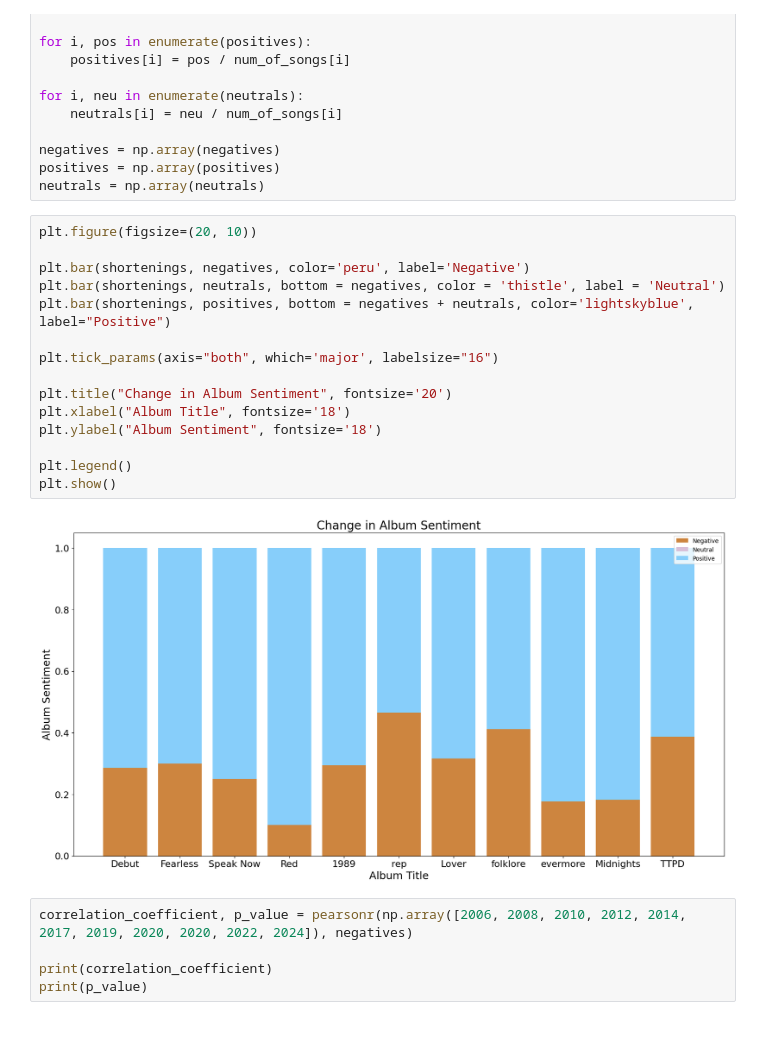
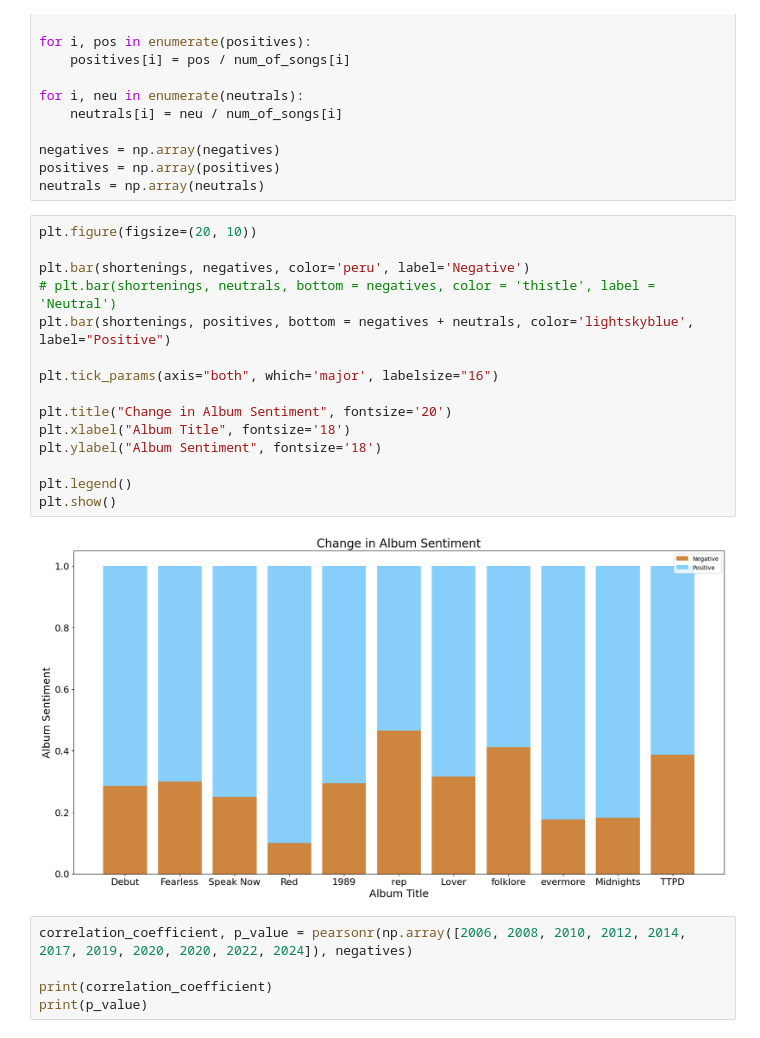
Before and after one commit to sarah-baskin/Analyzing-The-Eras-Tour, a Jupyter notebook: TextBlob_Sentiment_Analysis.ipynb, the cells around one changed output. Drawn from its saved outputs; the diff is of its cells as text.

```diff
--- a/TextBlob_Sentiment_Analysis.ipynb
+++ b/TextBlob_Sentiment_Analysis.ipynb
@@ -91,20 +91,20 @@ neutrals = np.array(neutrals)
 # %%
 plt.figure(figsize=(20, 10))
 
 plt.bar(shortenings, negatives, color='peru', label='Negative')
-plt.bar(shortenings, neutrals, bottom = negatives, color = 'thistle', label = 'Neutral')
+# plt.bar(shortenings, neutrals, bottom = negatives, color = 'thistle', label = 'Neutral')
 plt.bar(shortenings, positives, bottom = negatives + neutrals, color='lightskyblue', label="Positive")
 
 plt.tick_params(axis="both", which='major', labelsize="16")
 
 plt.title("Change in Album Sentiment", fontsize='20')
 plt.xlabel("Album Title", fontsize='18')
 plt.ylabel("Album Sentiment", fontsize='18')
 
 plt.legend()
 plt.show()
 # %% [output]
-[figure, old version]
+[figure, new version]
 # %%
 correlation_coefficient, p_value = pearsonr(np.array([2006, 2008, 2010, 2012, 2014, 2017, 2019, 2020, 2020, 2022, 2024]), negatives)
 
```
Also changed, not shown: parts of 1 cell of this notebook, 1 other file.
